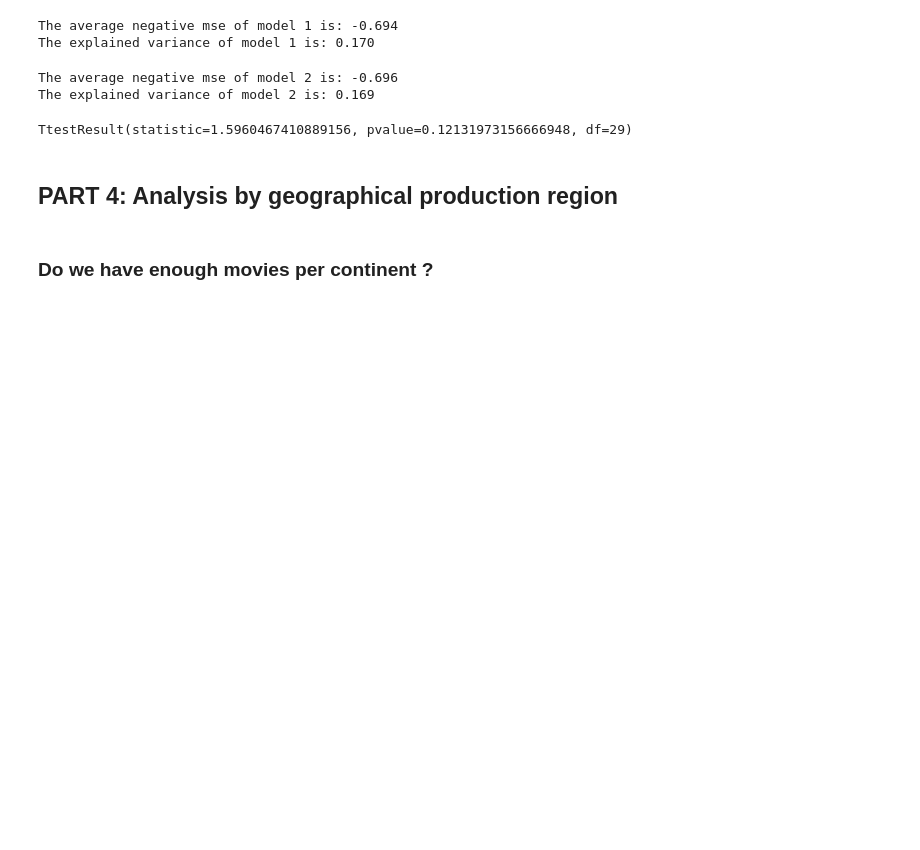
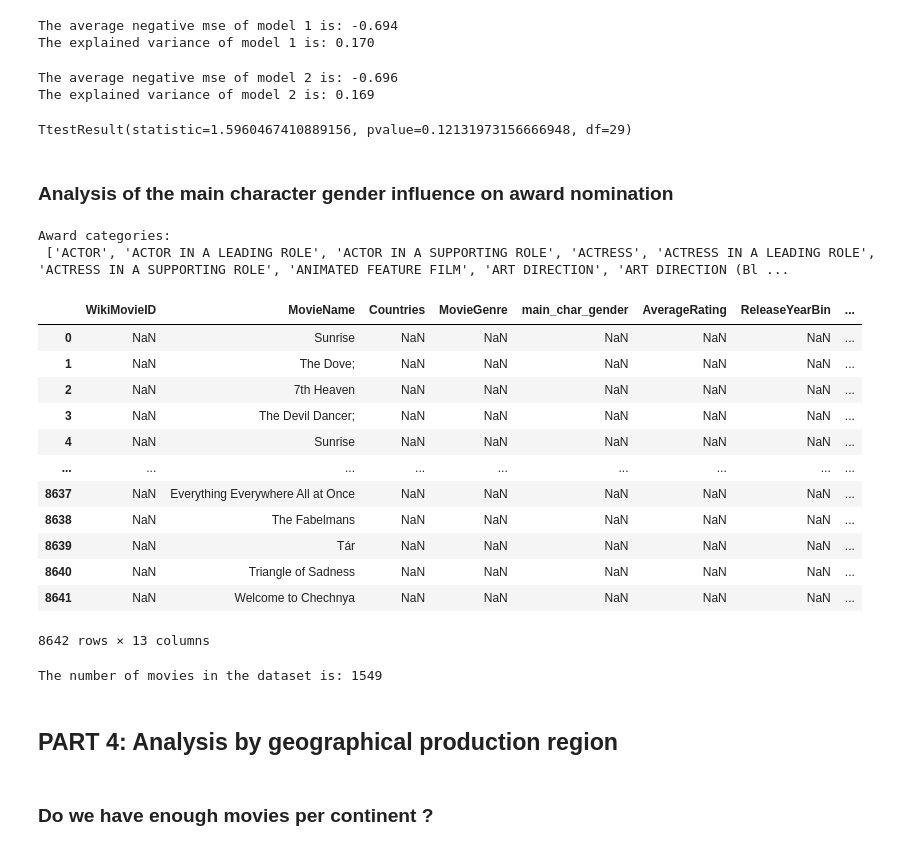
Before and after one commit to epfl-ada/ada-2023-project-teamcajare2023, a Jupyter notebook: P2.ipynb, the cells around one changed output. Cells and saved outputs as stored; diff of their text form; code cells hidden in the pictures; blank space fills up the shorter version.

```diff
--- a/P2.ipynb
+++ b/P2.ipynb
@@ -2105,3 +2130,34 @@ The explained variance of model 2 is: 0.169
 stats.ttest_rel(mse_1, mse_2)
 # %% [output]
 TtestResult(statistic=1.5960467410889156, pvalue=0.12131973156666948, df=29)
+# %% [markdown]
+### Analysis of the main character gender influence on award nomination
+# %%
+award_categories = set(awards['Category'])
+sorted_categories = sorted(award_categories)
+print('Award categories:\n',sorted_categories)
+# %% [output]
+Award categories:
+ ['ACTOR', 'ACTOR IN A LEADING ROLE', 'ACTOR IN A SUPPORTING ROLE', 'ACTRESS', 'ACTRESS IN A LEADING ROLE', 'ACTRESS IN A SUPPORTING ROLE', 'ANIMATED FEATURE FILM', 'ART DIRECTION', 'ART DIRECTION (Bl ...
+# %%
+gendered_categories = {'ACTOR', 'ACTRESS', 'ACTOR IN A LEADING ROLE', 'ACTRESS IN A LEADING ROLE', 'ACTOR IN A SUPPORTING ROLE',
+                       'ACTRESS IN A SUPPORTING ROLE'}
+
+non_gendered_awards = awards[~awards['Category'].isin(gendered_categories)]
+# %%
+awards_main_char_rating = pd.merge(main_char_rating, non_gendered_awards, on=['MovieName', 'ReleaseYear'], how='right')
+display(awards_main_char_rating)
+# %% [output]
+|  | WikiMovieID | MovieName | Countries | MovieGenre | main_char_gender | AverageRating | ReleaseYearBin | ... |
+| 0 | NaN | Sunrise | NaN | NaN | NaN | NaN | NaN | ... |
+| 1 | NaN | The Dove; | NaN | NaN | NaN | NaN | NaN | ... |
+| 2 | NaN | 7th Heaven | NaN | NaN | NaN | NaN | NaN | ... |
+| 3 | NaN | The Devil Dancer; | NaN | NaN | NaN | NaN | NaN | ... |
+| 4 | NaN | Sunrise | NaN | NaN | NaN | NaN | NaN | ... |
+| ... | ... | ... | ... | ... | ... | ... | ... | ... |
+| 8637 | NaN | Everything Everywhere All at Once | NaN | NaN | NaN | NaN | NaN | ... |
+| 8638 | NaN | The Fabelmans | NaN | NaN | NaN | NaN | NaN | ... |
+| 8639 | NaN | Tár | NaN | NaN | NaN | NaN | NaN | ... |
+| 8640 | NaN | Triangle of Sadness | NaN | NaN | NaN | NaN | NaN | ... |
+| 8641 | NaN | Welcome to Chechnya | NaN | NaN | NaN | NaN | NaN | ... |
+8642 rows × 13 columns
@@ -2108,3 +2166,7 @@ TtestResult(statistic=1.5960467410889156, pvalue=0.12131973156666948, df=29)
+# %%
+print('The number of movies in the dataset is:', awards_main_char_rating['WikiMovieID'].nunique())
+# %% [output]
+The number of movies in the dataset is: 1549
 # %% [markdown]
 ## PART 4: Analysis by geographical production region <a id="part2.4"></a>
 # %% [markdown]
```
Also changed, not shown: parts of 39 cells of this notebook.
